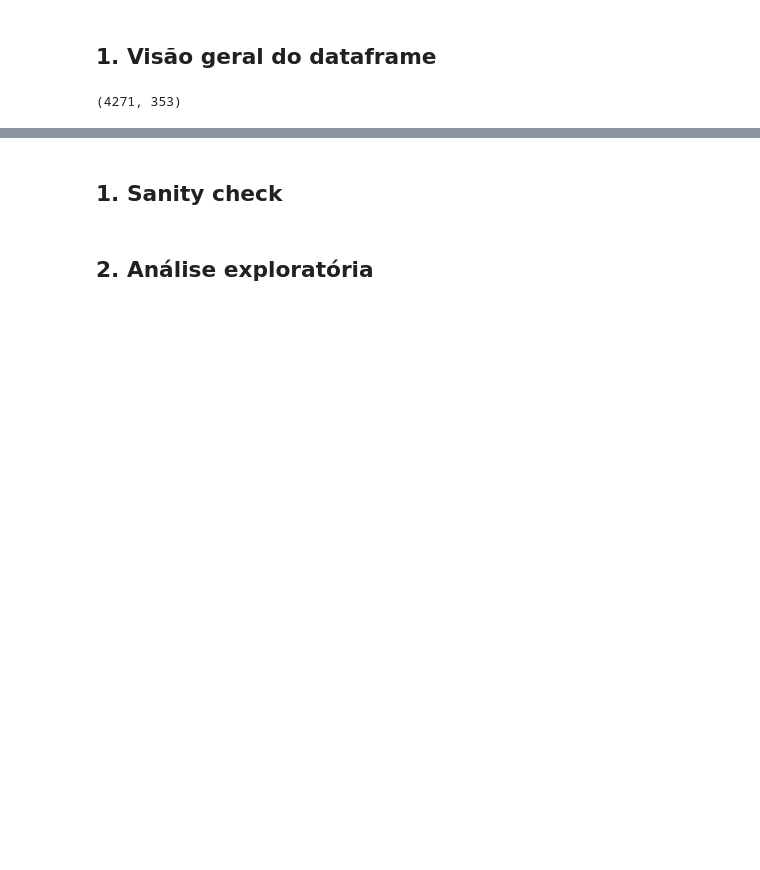
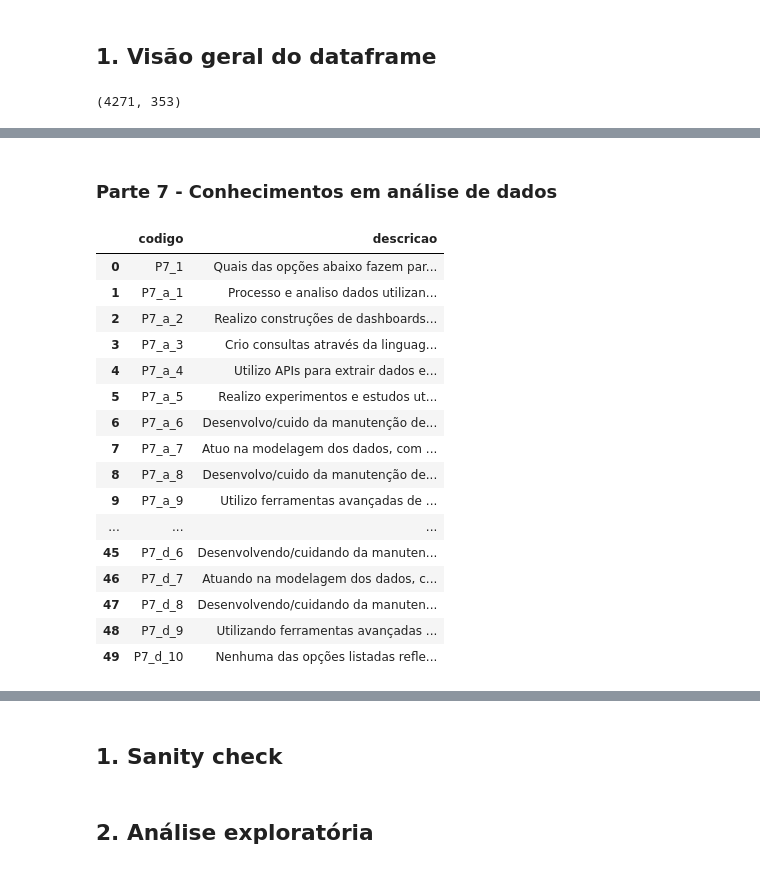
Before and after one commit to leticiafaria7/challenge-state-of-data, a Jupyter notebook: challenge-state-of-data.ipynb, the cells around one changed output, grey strips where cells are left out. Cells and saved outputs as stored; diff of their text form; code cells hidden in the pictures; blank space fills up the shorter version.

```diff
--- a/challenge-state-of-data.ipynb
+++ b/challenge-state-of-data.ipynb
@@ -95,0 +236,34 @@ data.head()
+# %% [markdown]
+### Parte 7 - Conhecimentos em análise de dados
+# %%
+parte7 = data.filter(regex = "^\('P7", axis=1).columns.to_frame(name = 'lista').reset_index(drop = True)
+
+separar = parte7['lista'].str.split(',', n = 1, expand = True)
+
+parte7['codigo'] = separar[0]
+parte7['codigo'] = parte7['codigo'].str.replace('(', '')
+parte7['codigo'] = parte7['codigo'].str.replace("'", '')
+
+parte7['descricao'] = separar[1]
+parte7['descricao'] = parte7['descricao'].str.replace(')', '')
+parte7['descricao'] = parte7['descricao'].str.replace("'", '')
+
+parte7.drop(['lista'], axis = 1)
+# %% [output]
+|  | codigo | descricao |
+| 0 | P7_1 | Quais das opções abaixo fazem par... |
+| 1 | P7_a_1 | Processo e analiso dados utilizan... |
+| 2 | P7_a_2 | Realizo construções de dashboards... |
+| 3 | P7_a_3 | Crio consultas através da linguag... |
+| 4 | P7_a_4 | Utilizo APIs para extrair dados e... |
+| 5 | P7_a_5 | Realizo experimentos e estudos ut... |
+| 6 | P7_a_6 | Desenvolvo/cuido da manutenção de... |
+| 7 | P7_a_7 | Atuo na modelagem dos dados, com ... |
+| 8 | P7_a_8 | Desenvolvo/cuido da manutenção de... |
+| 9 | P7_a_9 | Utilizo ferramentas avançadas de ... |
+| ... | ... | ... |
+| 45 | P7_d_6 | Desenvolvendo/cuidando da manuten... |
+| 46 | P7_d_7 | Atuando na modelagem dos dados, c... |
+| 47 | P7_d_8 | Desenvolvendo/cuidando da manuten... |
+| 48 | P7_d_9 | Utilizando ferramentas avançadas ... |
+| 49 | P7_d_10 | Nenhuma das opções listadas refle... |
```
Also changed, not shown: parts of 20 cells of this notebook.
